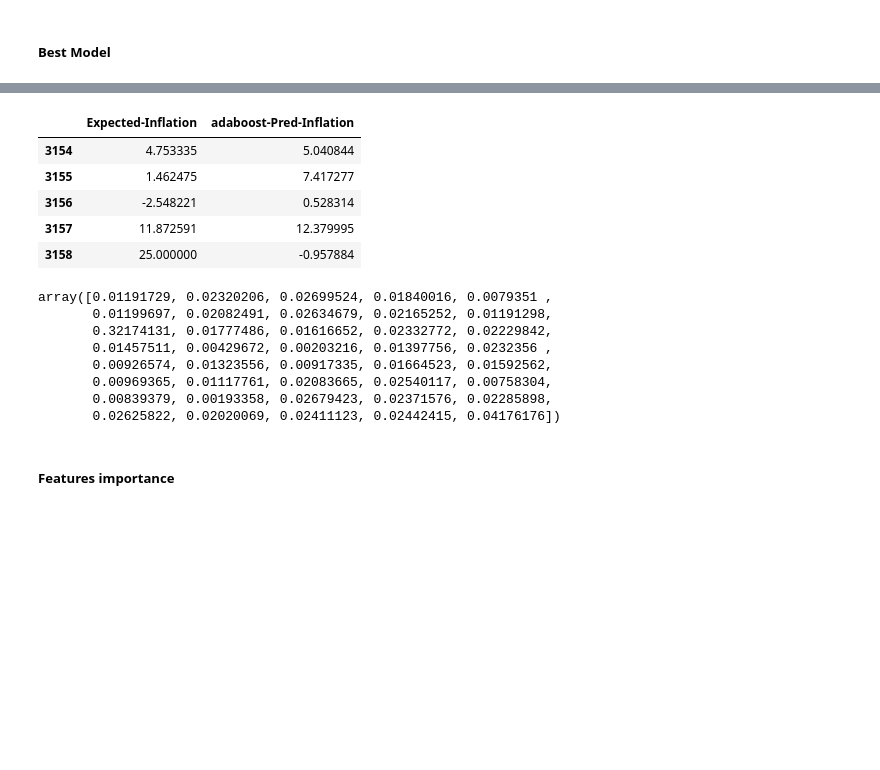
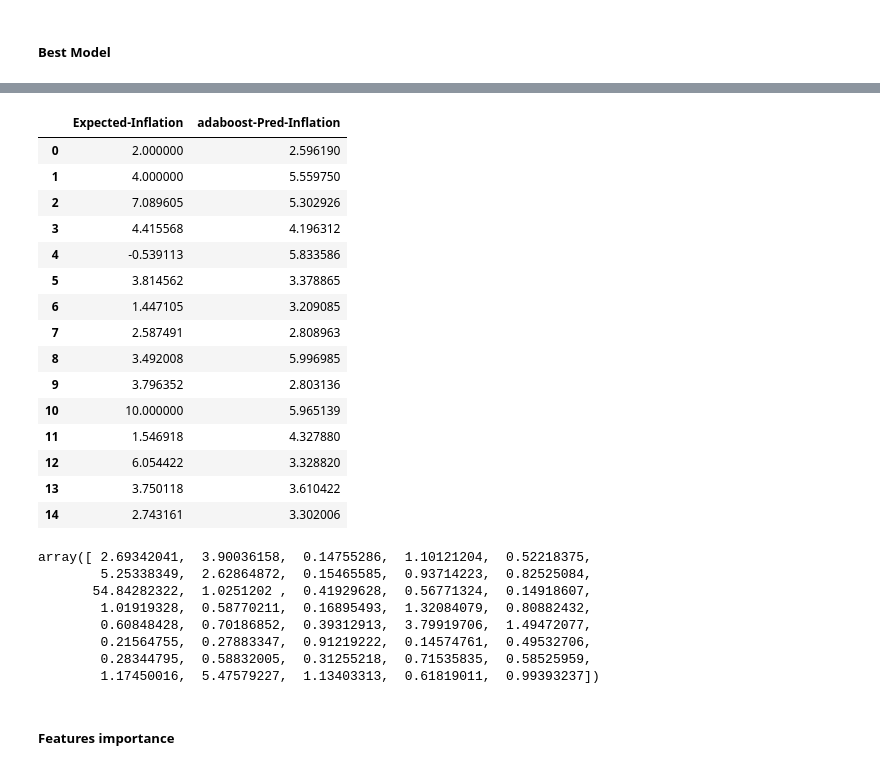
Before and after one commit to HermannJoel/Finance, a Jupyter notebook: Inflation-Expectation-Prediction/src/Decomposing_Inflation_Expectation_Final.ipynb, the cells around one changed output, grey strips where cells are left out. Cells and saved outputs as stored; diff of their text form; code cells hidden in the pictures; blank space fills up the shorter version.

```diff
--- a/Inflation-Expectation-Prediction/src/Decomposing_Inflation_Expectation_Final.ipynb
+++ b/Inflation-Expectation-Prediction/src/Decomposing_Inflation_Expectation_Final.ipynb
@@ -2164,7 +2164,7 @@ plt.legend(loc="upper left");
 # %%
-#Instantiate the best model
-adaboost=AdaBoostRegressor(n_estimators=150, base_estimator=RandomForestRegressor(), random_state=88)
+#Instantiate the best model with optimal parameters
+catboost=CatBoostRegressor(max_depth=2, n_estimators=250, random_state=88)
 #fit with training
-adaboost.fit(X_train, y_train)
+catboost.fit(X_train, y_train)
 #predict
-adaboost_pred=adaboost.predict(X_test)
+catboost_pred=catboost.predict(X_test)
@@ -2173,30 +2191,40 @@ adaboost_pred=adaboost.predict(X_test)
 #Format Inflation prediction into dataframe format
 inflaton_pred = pd.DataFrame()
 inflaton_pred["Expected-Inflation"] = y_test
-inflaton_pred["adaboost-Pred-Inflation"] = adaboost_pred
+inflaton_pred["adaboost-Pred-Inflation"] = catboost_pred
 # %%
 #To Compare survey predicted Inflation with rhe Ridge predicted Inflation
-inflaton_pred.tail()
+inflaton_pred.head(n=15)
 # %% [output]
 |  | Expected-Inflation | adaboost-Pred-Inflation |
-| 3154 | 4.753335 | 5.040844 |
-| 3155 | 1.462475 | 7.417277 |
-| 3156 | -2.548221 | 0.528314 |
-| 3157 | 11.872591 | 12.379995 |
-| 3158 | 25.000000 | -0.957884 |
+| 0 | 2.000000 | 2.596190 |
+| 1 | 4.000000 | 5.559750 |
+| 2 | 7.089605 | 5.302926 |
+| 3 | 4.415568 | 4.196312 |
+| 4 | -0.539113 | 5.833586 |
+| 5 | 3.814562 | 3.378865 |
+| 6 | 1.447105 | 3.209085 |
+| 7 | 2.587491 | 2.808963 |
+| 8 | 3.492008 | 5.996985 |
+| 9 | 3.796352 | 2.803136 |
+| 10 | 10.000000 | 5.965139 |
+| 11 | 1.546918 | 4.327880 |
+| 12 | 6.054422 | 3.328820 |
+| 13 | 3.750118 | 3.610422 |
+| 14 | 2.743161 | 3.302006 |
 # %%
 
 #plot_features(X_test.columns, adaboost_gscv.feature_importances_)
-adaboost.feature_importances_
+catboost.feature_importances_
 # %% [output]
-array([0.01191729, 0.02320206, 0.02699524, 0.01840016, 0.0079351 ,
-       0.01199697, 0.02082491, 0.02634679, 0.02165252, 0.01191298,
-       0.32174131, 0.01777486, 0.01616652, 0.02332772, 0.02229842,
-       0.01457511, 0.00429672, 0.00203216, 0.01397756, 0.0232356 ,
-       0.00926574, 0.01323556, 0.00917335, 0.01664523, 0.01592562,
-       0.00969365, 0.01117761, 0.02083665, 0.02540117, 0.00758304,
-       0.00839379, 0.00193358, 0.02679423, 0.02371576, 0.02285898,
-       0.02625822, 0.02020069, 0.02411123, 0.02442415, 0.04176176])
+array([ 2.69342041,  3.90036158,  0.14755286,  1.10121204,  0.52218375,
+        5.25338349,  2.62864872,  0.15465585,  0.93714223,  0.82525084,
+       54.84282322,  1.0251202 ,  0.41929628,  0.56771324,  0.14918607,
+        1.01919328,  0.58770211,  0.16895493,  1.32084079,  0.80882432,
+        0.60848428,  0.70186852,  0.39312913,  3.79919706,  1.49472077,
+        0.21564755,  0.27883347,  0.91219222,  0.14574761,  0.49532706,
+        0.28344795,  0.58832005,  0.31255218,  0.71535835,  0.58525959,
+        1.17450016,  5.47579227,  1.13403313,  0.61819011,  0.99393237])
 # %% [markdown]
 ##### Features importance
 # %%
```
Also changed, not shown: parts of 5 cells of this notebook.
